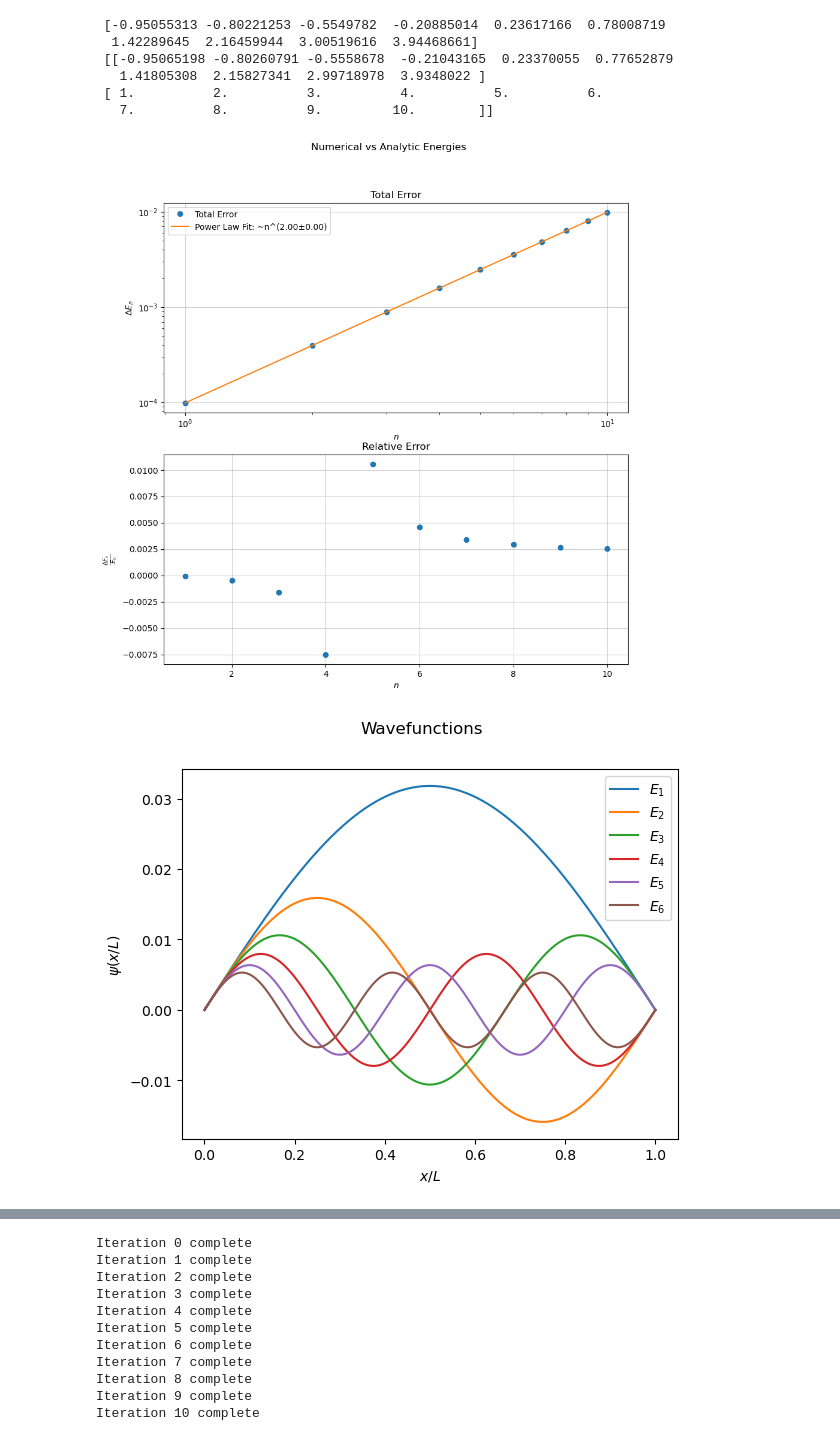
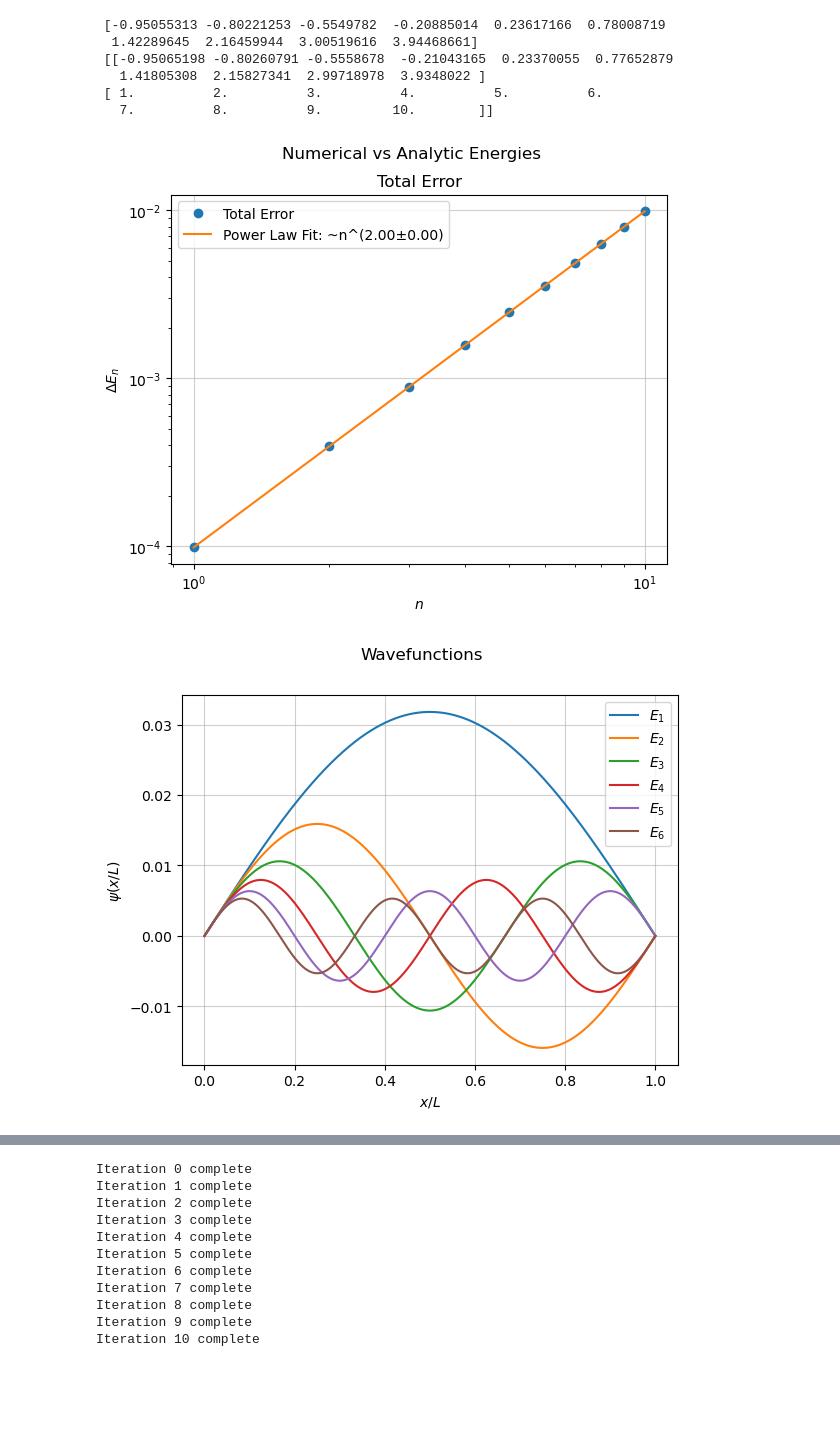
Before and after one commit to DavidLawton04/MuchStuff, a Jupyter notebook: Junior Sophister/JS Labs/Comp Lab/Comp_Lab_David_Lawton.ipynb, the cells around one changed output, grey strips where cells are left out. Cells and saved outputs as stored; diff of their text form; code cells hidden in the pictures; blank space fills up the shorter version.

Commit message:
Finished CompSim, CompLab, started learning C++

```diff
--- a/Junior Sophister/JS Labs/Comp Lab/Comp_Lab_David_Lawton.ipynb
+++ b/Junior Sophister/JS Labs/Comp Lab/Comp_Lab_David_Lawton.ipynb
@@ -25,7 +25,8 @@ xtilde_vals = np.linspace(0, 1, N)
 # Define iterative method for solving the Schrodinger equation
 def iterative_method(Psi_, k_squared_vals_, N_):
     l_squared = (1/N)**2
-    p_vals, q_vals = 1 - (5/12) * l_squared * k_squared_vals_, 1 + (1/12) * l_squared * k_squared_vals_
+    p_vals, q_vals = 1 - (5/12) * l_squared * k_squared_vals_, \
+                     1 + (1/12) * l_squared * k_squared_vals_
     for i in range(2, N_):
         Psi_[i] = (2*p_vals[i-1]*Psi_[i-1] - q_vals[i-2]*Psi_[i-2])/q_vals[i]
     return Psi_
@@ -79,7 +110,7 @@ def analysis_no_plot(Psi_, nrg_, nu_, xtilde_vals_, N_, GammaSquare_):
 # %%
 def Shooting_method(nrg_, nu_, xtilde_vals_, N_, GammaSquare_):
         dnrg = 1E-2
-        tolerance = 1E-14
+        tolerance = 1E-15
 
         Psi_ = np.zeros(N_)
         Psi_ = analysis_no_plot(Psi_, nrg_, nu_, xtilde_vals_, N_, GammaSquare_)
@@ -152,55 +183,53 @@ relative_error = np.abs(total_error)/analytic_energies[0]
 def power_law(x, a, b):
     return a*x**b
 
-def error_analysis(analytic_energies_, total_error_, relative_error_, fit_func):
+def error_analysis(analytic_energies_, total_error_, relative_error_, fit_func, function_name='nu'):
 
     params, covariance = curve_fit(fit_func, analytic_energies_[1], total_error_)
     sigma = np.sqrt(np.diag(covariance))
     x_points = np.linspace(1, 10, 100)
 
 
-    fig, axs = plt.subplots(2, 1, figsize=(10, 10))
+    fig, axs = plt.subplots()
     fig.suptitle('Numerical vs Analytic Energies')
 
-    axs[0].set_title('Total Error')
-    axs[0].grid(alpha=0.6)
-    axs[0].plot(analytic_energies_[1], total_error_, 'o', label='Total Error')
-    axs[0].plot(x_points, power_law(x_points, *params), label=f'Power Law Fit: ~n^({params[1]:.2f}±{sigma[1]:.2f})')
-    axs[0].set_xlabel('$n$')
-    axs[0].set_ylabel('$\\Delta E_n$')
-    axs[0].legend()
-    axs[0].set_yscale('log')
-    axs[0].set_xscale('log')
+    axs.set_title('Total Error')
+    axs.grid(alpha=0.6)
+    axs.plot(analytic_energies_[1], total_error_, 'o', label='Total Error')
+    axs.plot(x_points, power_law(x_points, *params), label=f'Power Law Fit: ~n^({params[1]:.2f}±{sigma[1]:.2f})')
+    axs.set_xlabel('$n$')
+    axs.set_ylabel('$\\Delta E_n$')
+    axs.legend()
+    axs.set_yscale('log')
+    axs.set_xscale('log')
 
-    axs[1].set_title('Relative Error')
-    axs[1].set_xlabel('$n$')
-    axs[1].set_ylabel('$\\frac{\\Delta E_n}{E_n}$')
-    axs[1].grid(alpha=0.6)
-    axs[1].plot(analytic_energies_[1], relative_error_, 'o', label='Relative Error')
-
+    plt.savefig(f'/home/dj-lawton/Documents/Junior Sophister/JS Labs/Comp Lab/energy_error_{function_name}.pdf')
     plt.show()
     plt.close()
 
 error_analysis(analytic_energies, total_error, relative_error, power_law)
 
-def plot_wavefunctions(energy_final_values_, nu_, xtilde_vals_, N_, GammaSquare_):
+def plot_wavefunctions(energy_final_values_, nu_, xtilde_vals_, N_, GammaSquare_, function_name='nu'):
     fig, axs = plt.subplots()
     fig.suptitle('Wavefunctions')
 
     for i in range(6):
         Psi = np.zeros(N)
         Psi = analysis_no_plot(Psi, energy_final_values_[i], nu_, xtilde_vals_, N_, GammaSquare_)
         axs.plot(xtilde_vals_, Psi, label=f'$E_{i+1}$')
     axs.set_xlabel('$x/L$')
-    axs.set_ylabel('$\psi(x/L)$')
+    axs.set_ylabel('$\\psi(x/L)$')
     axs.legend()
+    axs.grid(alpha=0.6)
+
+    plt.savefig(f'/home/dj-lawton/Documents/Junior Sophister/JS Labs/Comp Lab/wavefunctions_{function_name}.pdf')
     plt.show()
     plt.close()
 
 plot_wavefunctions(energy_final_values, nu, xtilde_vals, N, GammaSquare)
 # %% [output]
-[figure, old version]
+[figure, new version]
-[figure, old version]
+[figure, new version]
 # %%
 # Normalisation
 
```
Also changed, not shown: parts of 6 cells of this notebook, 23 other files.
